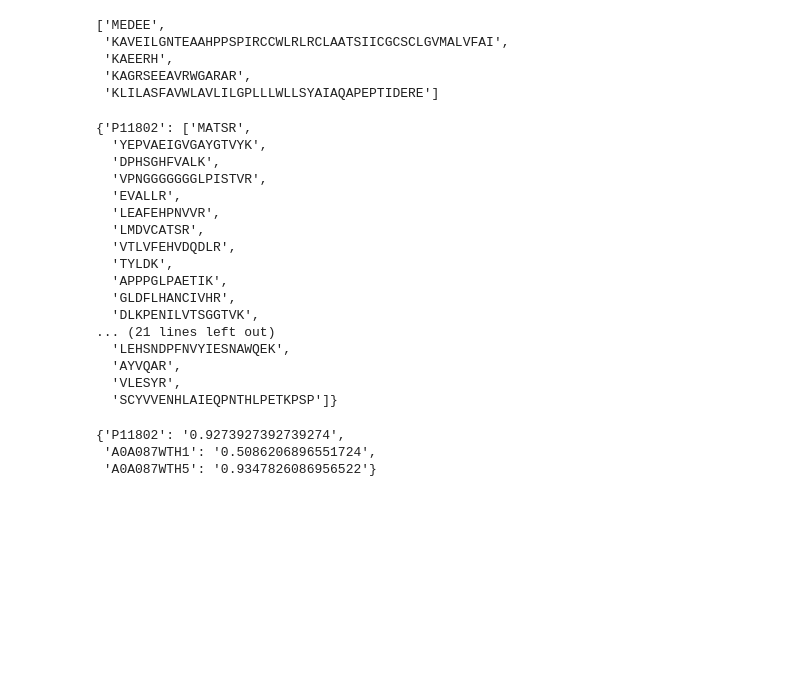
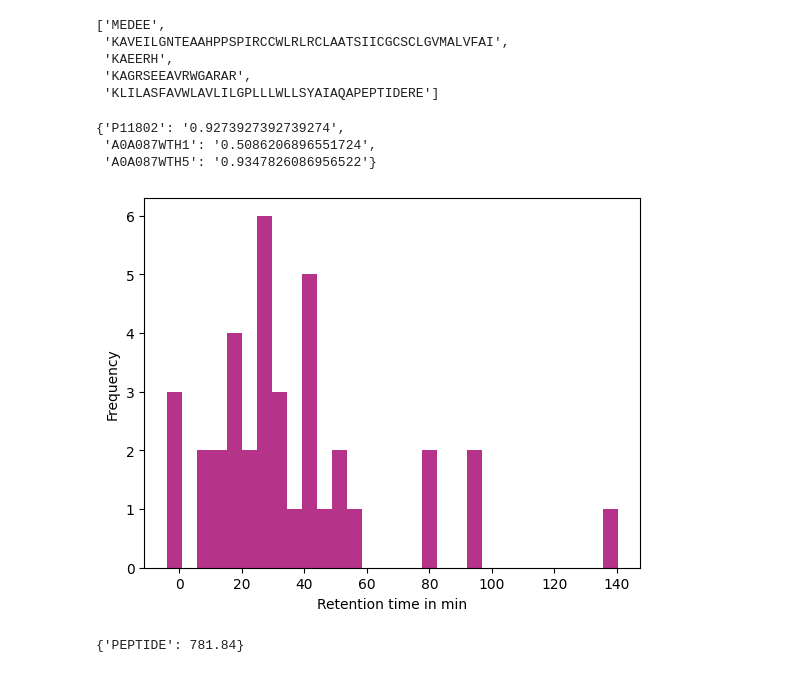
Before and after one commit to Noorrelle/Noelles_proteomsim, a Jupyter notebook: tutorials/ms_experiment_final.ipynb, the cells around one changed output. Saved outputs shown, nothing was run; the diff lists cells and outputs as text; code cells hidden in the pictures; blank space fills up the shorter version.

```diff
--- a/tutorials/ms_experiment_final.ipynb
+++ b/tutorials/ms_experiment_final.ipynb
@@ -40,28 +40,22 @@ ps.digest_protein_sequence(seq, "LysN", 5, 100)
  'KAGRSEEAVRWGARAR',
  'KLILASFAVWLAVLILGPLLLWLLSYAIAQAPEPTIDERE']
 # %%
-ps.digest_protein_collection(proteins, "Trypsin", 5, 30)
+peptides_dic = ps.digest_protein_collection(proteins, "Trypsin", 5, 30)
-# %% [output]
-{'P11802': ['MATSR',
-  'YEPVAEIGVGAYGTVYK',
-  'DPHSGHFVALK',
-  'VPNGGGGGGGLPISTVR',
-  'EVALLR',
-  'LEAFEHPNVVR',
-  'LMDVCATSR',
-  'VTLVFEHVDQDLR',
-  'TYLDK',
-  'APPPGLPAETIK',
-  'GLDFLHANCIVHR',
-  'DLKPENILVTSGGTVK',
-... (21 lines left out)
-  'LEHSNDPFNVYIESNAWQEK',
-  'AYVQAR',
-  'VLESYR',
-  'SCYVVENHLAIEQPNTHLPETKPSP']}
 # %%
 ps.compute_sequence_coverage_dictionary(ps.digest_protein_collection(proteins, "Trypsin", 5, 30), proteins)
 # %% [output]
 {'P11802': '0.9273927392739274',
  'A0A087WTH1': '0.5086206896551724',
  'A0A087WTH5': '0.9347826086956522'}
+# %%
+pooled_peptides = list([item for sublist in peptides_dic.values() for item in sublist])
+rt_map = ps.predict_lc_retention_times(pooled_peptides)
+ps.plot_retention_time(rt_map.values())
+select_peps = ps.select_retention_time_window(rt_map, 3, 20)
+# %% [output]
+[figure, added]
+# %%
+PEPTIDE_mm = ps.calculate_mol_mass("PEPTIDE", ps.amino_acid_mass_dalton)
+PEPTIDE_mm
+# %% [output]
+{'PEPTIDE': 781.84}
```
Also changed, not shown: parts of 4 cells of this notebook, 6 other files.
